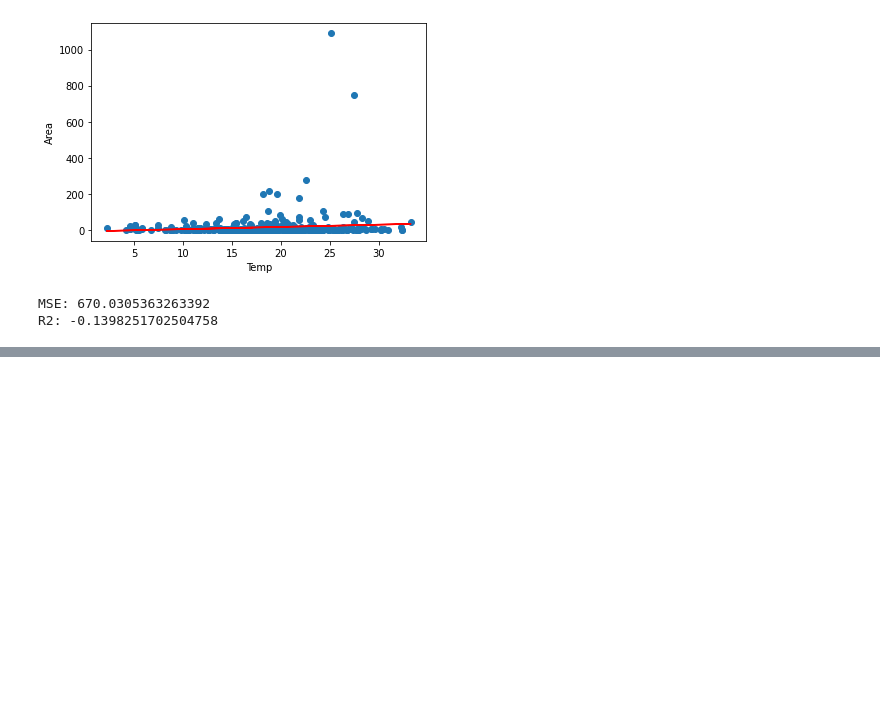
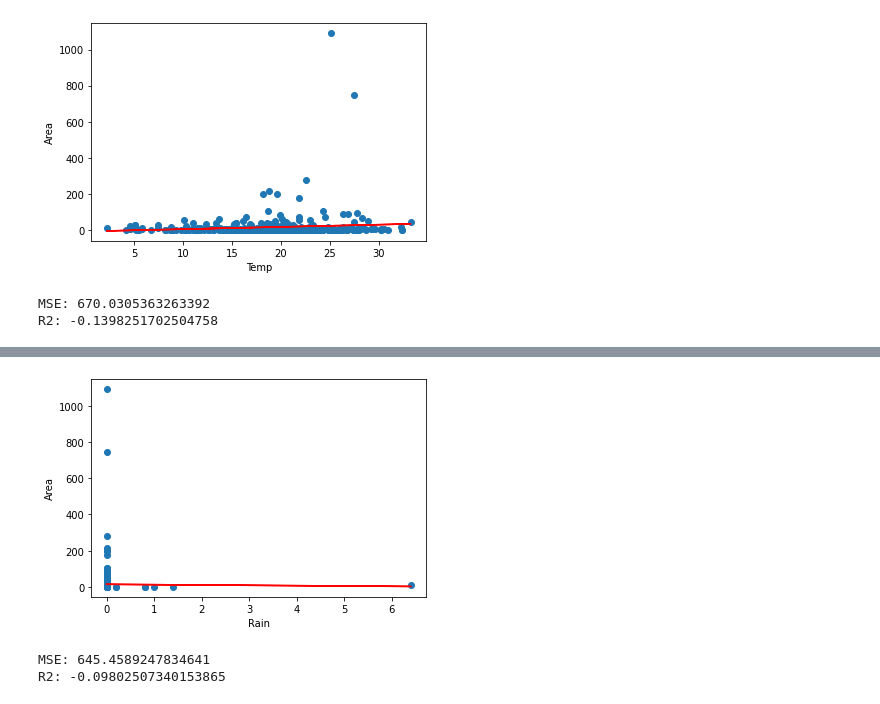
Before and after one commit to robd123/AML, a Jupyter notebook: Project1/Project1.ipynb, the cells around one changed output, grey strips where cells are left out. Drawn from its saved outputs; the diff is of its cells as text; code cells hidden in the pictures; blank space fills up the shorter version.

```diff
--- a/Project1/Project1.ipynb
+++ b/Project1/Project1.ipynb
@@ -64,0 +131,33 @@ R2: -0.1398251702504758
+# %%
+import matplotlib.pyplot as plt
+from sklearn import linear_model
+from sklearn.model_selection import train_test_split
+from sklearn.metrics import mean_squared_error
+from sklearn.metrics import r2_score
+
+x_vals = np.c_[forest_fires['rain']]
+y_vals = np.c_[forest_fires['area']]
+
+x_train, x_test, y_train, y_test = train_test_split(x_vals, y_vals, test_size=0.2, random_state=1234)
+
+lin_reg = linear_model.LinearRegression()
+lin_reg.fit(x_train, y_train)
+t0, t1 = lin_reg.intercept_[0], lin_reg.coef_[0][0]
+
+y_pred = lin_reg.predict(x_test)
+
+mse = mean_squared_error(y_test, y_pred)
+r2 = r2_score(y_test, y_pred)
+
+plt.scatter(x_train, y_train)
+plt.plot(x_train, t0 + t1 * x_train, "r")
+plt.xlabel("Rain")
+plt.ylabel("Area")
+plt.show()
+
+print("MSE: " + str(mse))
+print("R2: " + str(r2))
+# %% [output]
+[figure, added]
+MSE: 645.4589247834641
+R2: -0.09802507340153865
```
Also changed, not shown: parts of 2 cells of this notebook.
